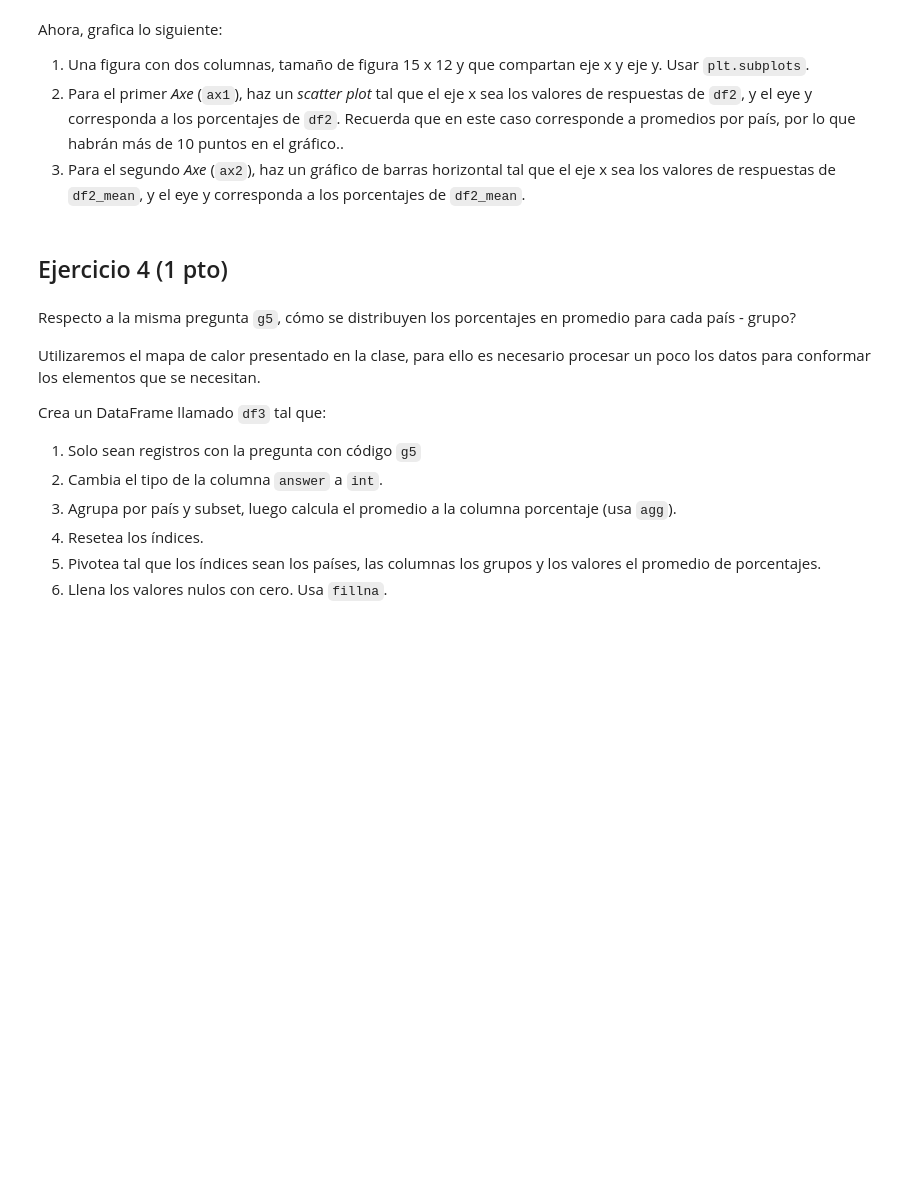
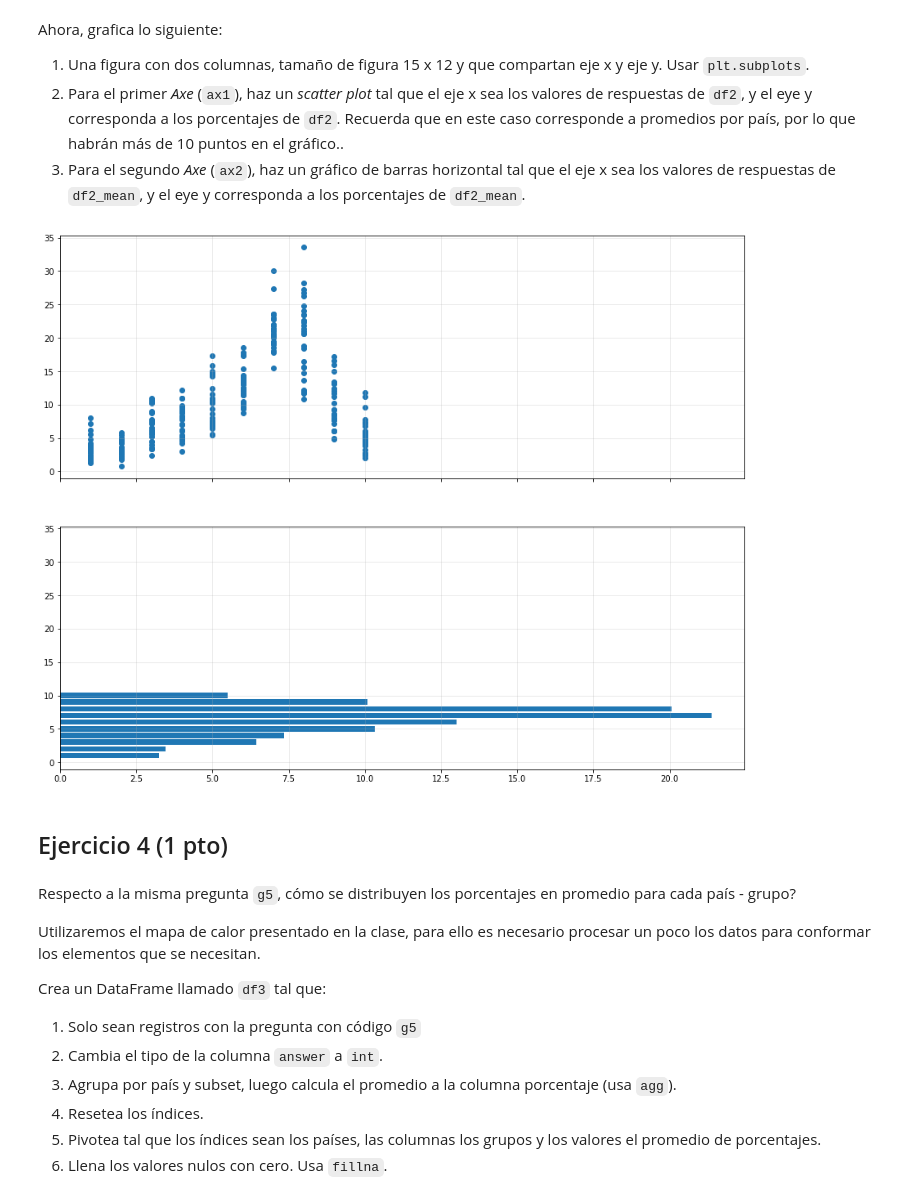
Before and after one commit to Crhlb/mat281_repositorio, a Jupyter notebook: m03_data_visualization/m03_c02_imperative_visualization/m03_c02_lab.ipynb, the cells around one changed output. Drawn from its saved outputs; the diff is of its cells as text; code cells hidden in the pictures; blank space fills up the shorter version.

```diff
--- a/m03_data_visualization/m03_c02_imperative_visualization/m03_c02_lab.ipynb
+++ b/m03_data_visualization/m03_c02_imperative_visualization/m03_c02_lab.ipynb
@@ -133,10 +207,10 @@ Crea un DataFrame llamado `df2` tal que:
 4. Resetea los índices.
 # %%
 df2 = (
-    daily_life.query("question_code == #FIXME")
-    .astype({"answer": # FIX ME})
-    .groupby(# FIX ME)
-    .agg(# FIX ME)
-    .# FIX ME
+    daily_life.query("question_code == 'g5'")
+    .astype({"answer": int })
+    .groupby(['country', 'answer'])
+    .agg({'percentage': 'mean'})
+    .reset_index()
 )
 df2
@@ -150,0 +236,4 @@ df2_mean.head()
+# %%
+df2_mean = df2.groupby(['answer']).agg({'percentage': 'mean'}).reset_index()
+print(df2_mean)
+print(df2_mean.shape)
@@ -155,22 +257,24 @@ Ahora, grafica lo siguiente:
 2. Para el primer _Axe_ (`ax1`), haz un _scatter plot_ tal que el eje x sea los valores de respuestas de `df2`, y el eye y corresponda a los porcentajes de `df2`. Recuerda que en este caso corresponde a promedios por país, por lo que habrán más de 10 puntos en el gráfico..
 3. Para el segundo _Axe_ (`ax2`), haz un gráfico de barras horizontal tal que el eje x sea los valores de respuestas de `df2_mean`, y el eye y corresponda a los porcentajes de `df2_mean`.
 # %%
-x = # FIX ME
-y = # FIX ME
+x = df2["answer"]
+y = df2["percentage"]
 
-x_mean = # FIX ME
-y_mean = # FIX ME
+x_mean = df2_mean["answer"]
+y_mean = df2_mean["percentage"]
 
 
 fig, (ax1, ax2) = plt.subplots(nrows=2, figsize=(15, 12), sharex=True, sharey=True)
 
-ax1.# FIX ME(# FIX ME, # FIX ME)
+ax1.scatter(x, y)
 ax1.grid(alpha=0.3)
 
-ax2.# FIX ME(# FIX ME, # FIX ME)
+ax2.barh(x_mean, y_mean)
 ax2.grid(alpha=0.3)
 
 fig.show()
+# %% [output]
+[figure, added]
 # %% [markdown]
 ## Ejercicio 4  (1 pto)
 # %% [markdown]
```
Also changed, not shown: parts of 18 cells of this notebook, 2 other files.
